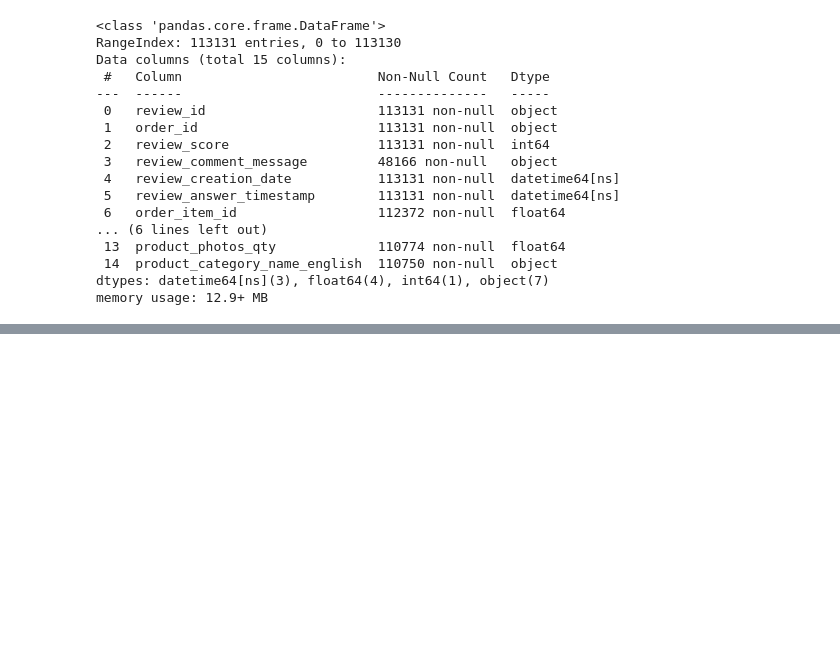
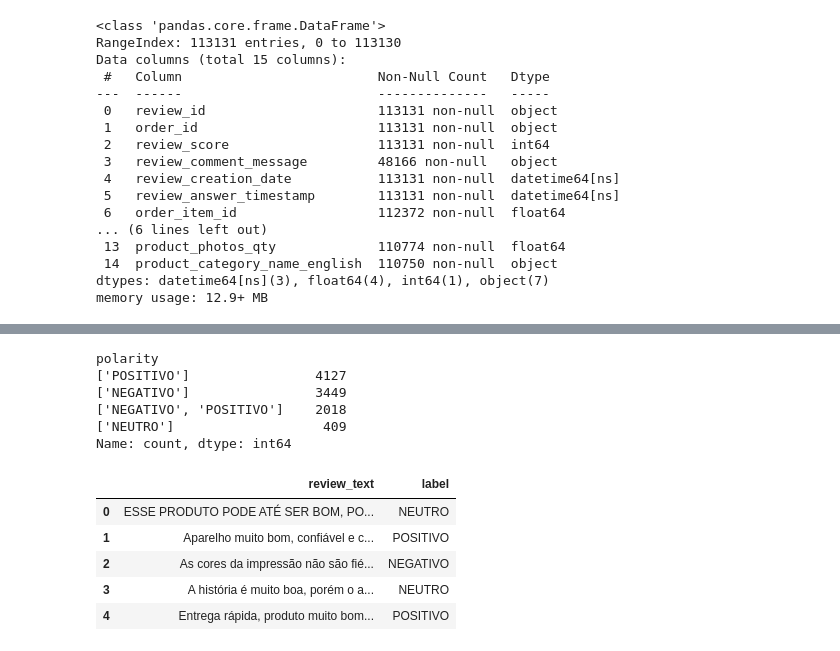
Before and after one commit to Romaric1209/Olist, a Jupyter notebook: Reviews Sentiment Analysis.ipynb, the cells around one changed output, grey strips where cells are left out. Cells and saved outputs as stored; diff of their text form; code cells hidden in the pictures; blank space fills up the shorter version.

```diff
--- a/Reviews Sentiment Analysis.ipynb
+++ b/Reviews Sentiment Analysis.ipynb
@@ -121,0 +160,35 @@ NameError: name 'keras' is not defined
+# %%
+print(Repro['polarity'].value_counts())
+# %% [output]
+polarity
+['POSITIVO']                4127
+['NEGATIVO']                3449
+['NEGATIVO', 'POSITIVO']    2018
+['NEUTRO']                   409
+Name: count, dtype: int64
+# %%
+import ast
+
+# Convert stringified lists into real lists
+Repro['polarity_list'] = Repro['polarity'].apply(ast.literal_eval)
+# %%
+def label(polarities):
+    if 'POSITIVO' in polarities and 'NEGATIVO' in polarities:
+        return 'NEUTRO'
+    elif 'POSITIVO' in polarities:
+        return 'POSITIVO'
+    elif 'NEGATIVO' in polarities:
+        return 'NEGATIVO'
+    else:
+        return 'NEUTRO'
+
+fine_tune_df['label']= Repro['polarity'].apply(label)
+# %%
+fine_tune_df.head()
+# %% [output]
+|  | review_text | label |
+| 0 | ESSE PRODUTO PODE ATÉ SER BOM, PO... | NEUTRO |
+| 1 | Aparelho muito bom, confiável e c... | POSITIVO |
+| 2 | As cores da impressão não são fié... | NEGATIVO |
+| 3 | A história é muito boa, porém o a... | NEUTRO |
+| 4 | Entrega rápida, produto muito bom... | POSITIVO |
```
Also changed, not shown: parts of 26 cells of this notebook, 1 other file.
